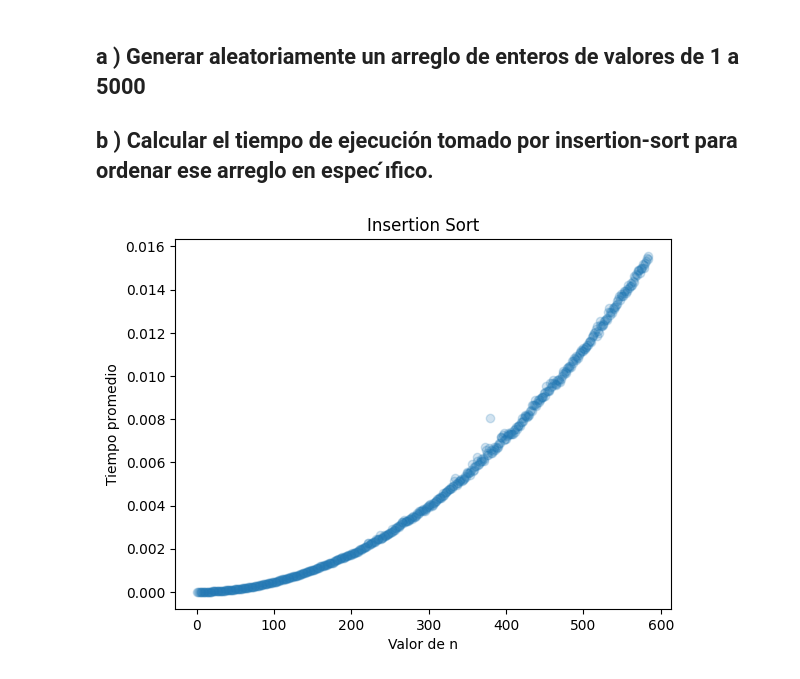
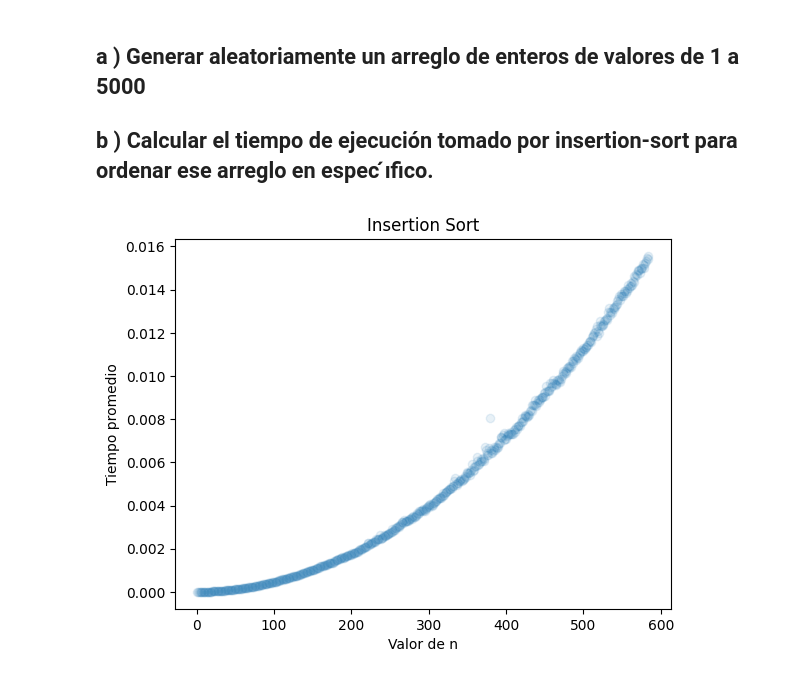
Before and after one commit to MateoG404/Algorithms, a Jupyter notebook: Talleres/Taller01/SextoPunto.ipynb, the cells around one changed output. Cells and saved outputs as stored; diff of their text form; code cells hidden in the pictures.

```diff
--- a/Talleres/Taller01/SextoPunto.ipynb
+++ b/Talleres/Taller01/SextoPunto.ipynb
@@ -116,13 +116,13 @@ while time() < end_time:
 # %%
 # Create a DataFrame to graph the different times
 df_insertionSort = pd.DataFrame({"Size n":list(range(1,n)),"Average Time":average_times})
 
 # Graph
 
-plt.scatter(df_insertionSort['Size n'],df_insertionSort["Average Time"],marker = "o",label = "second",alpha= 0.2)
+plt.scatter(df_insertionSort['Size n'],df_insertionSort["Average Time"],marker = "o",label = "second",alpha= 0.1)
 plt.xlabel("Valor de n")
 plt.ylabel("Tiempo promedio")
 plt.title("Insertion Sort")
 plt.show();
 # %% [output]
-[figure, old version]
+[figure, new version]
```
Also changed, not shown: 3 other files.
